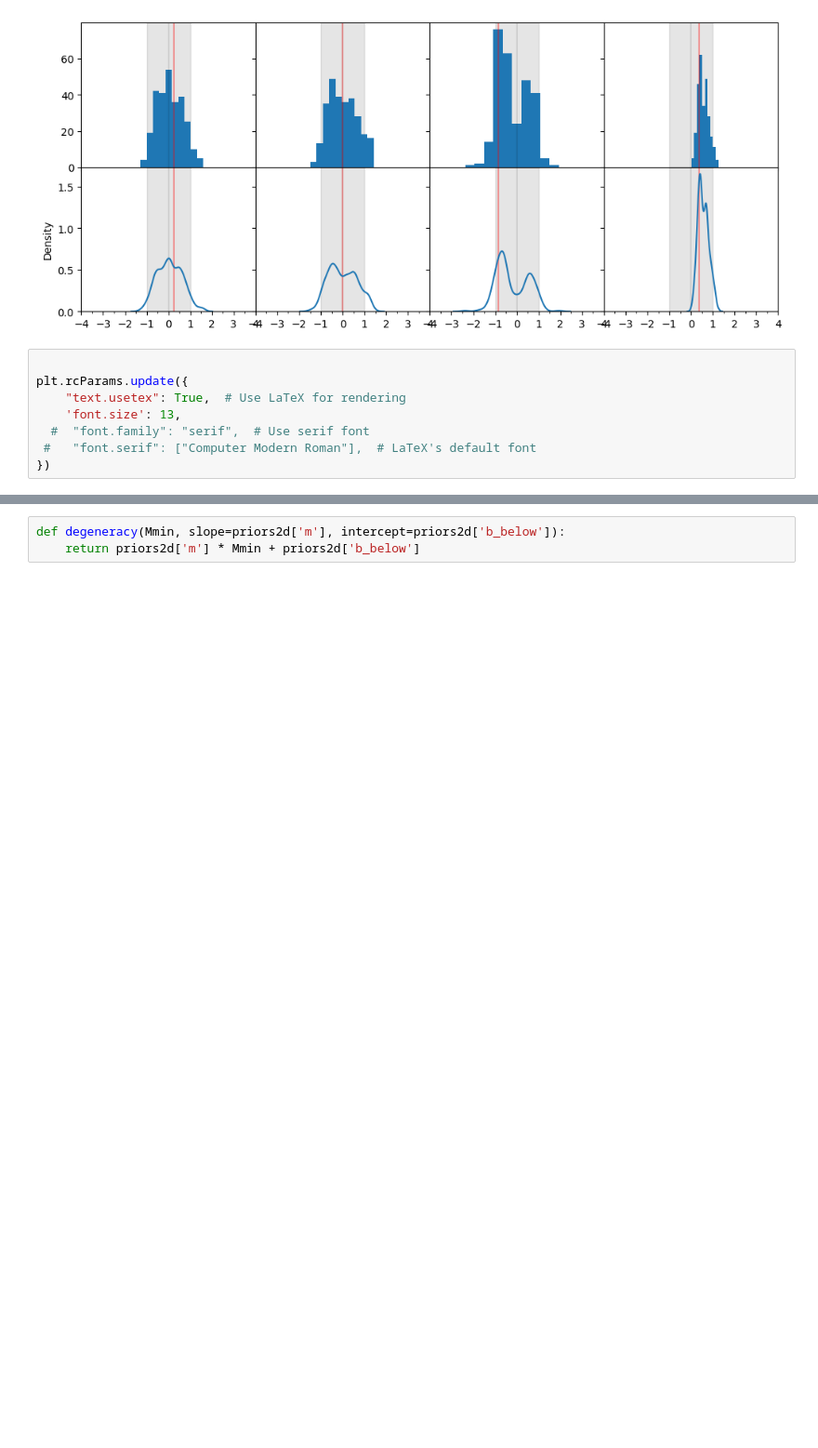
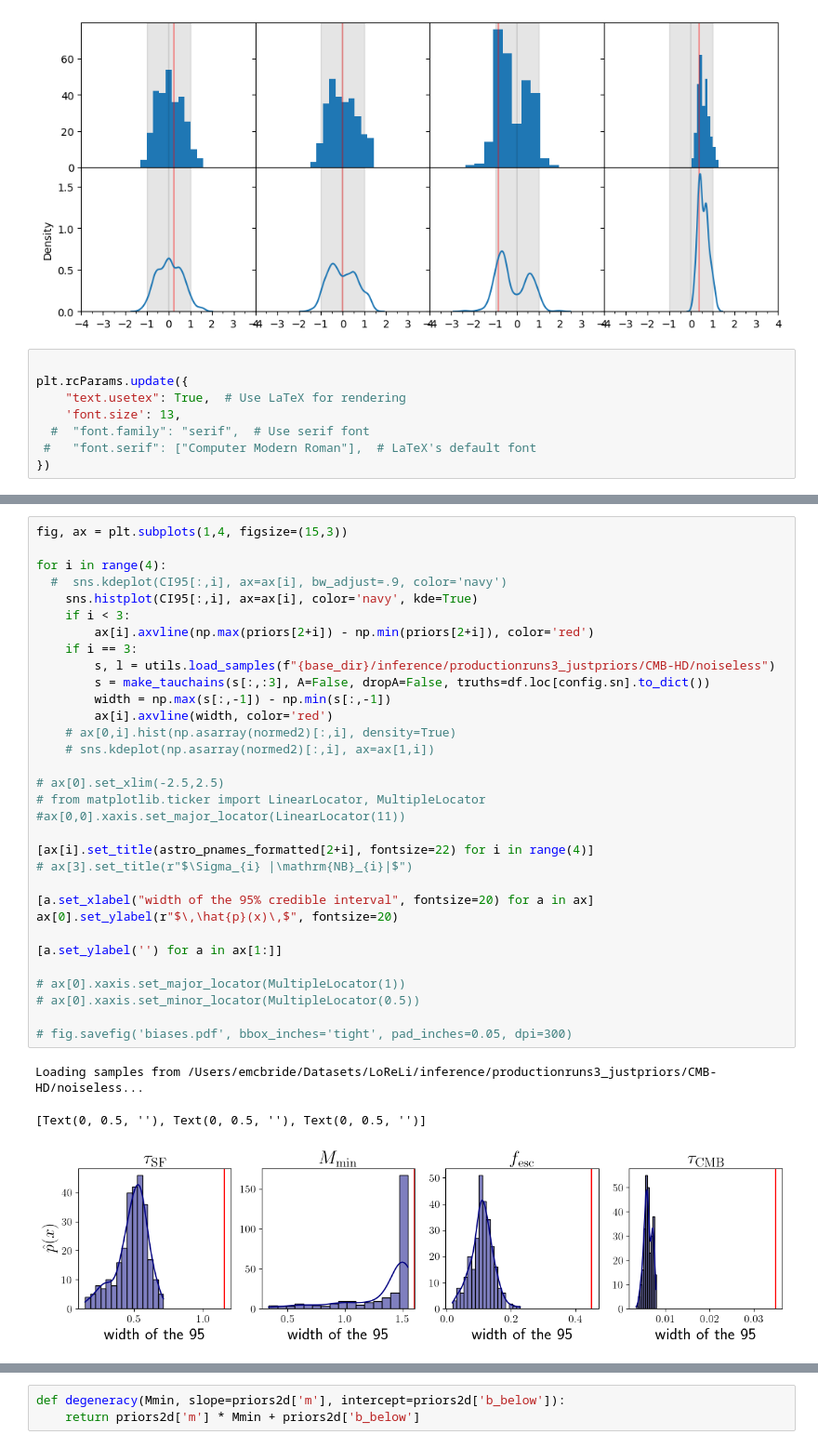
Before and after one commit to lisaleemcb/alfred, a Jupyter notebook: notebooks/mcmc_analysis_biases.ipynb, the cells around one changed output, grey strips where cells are left out. Shown at 93% size. Drawn from its saved outputs; the diff is of its cells as text; blank space fills up the shorter version.

```diff
--- a/notebooks/mcmc_analysis_biases.ipynb
+++ b/notebooks/mcmc_analysis_biases.ipynb
@@ -415,0 +530,36 @@ fig.savefig('biases.pdf', bbox_inches='tight', pad_inches=0.05, dpi=300)
+# %%
+fig, ax = plt.subplots(1,4, figsize=(15,3))
+
+for i in range(4):
+  #  sns.kdeplot(CI95[:,i], ax=ax[i], bw_adjust=.9, color='navy')
+    sns.histplot(CI95[:,i], ax=ax[i], color='navy', kde=True)
+    if i < 3:
+        ax[i].axvline(np.max(priors[2+i]) - np.min(priors[2+i]), color='red')
+    if i == 3:
+        s, l = utils.load_samples(f"{base_dir}/inference/productionruns3_justpriors/CMB-HD/noiseless")
+        s = make_tauchains(s[:,:3], A=False, dropA=False, truths=df.loc[config.sn].to_dict())
+        width = np.max(s[:,-1]) - np.min(s[:,-1])
+        ax[i].axvline(width, color='red')
+    # ax[0,i].hist(np.asarray(normed2)[:,i], density=True)
+    # sns.kdeplot(np.asarray(normed2)[:,i], ax=ax[1,i])
+
+# ax[0].set_xlim(-2.5,2.5)
+# from matplotlib.ticker import LinearLocator, MultipleLocator
+#ax[0,0].xaxis.set_major_locator(LinearLocator(11))
+
+[ax[i].set_title(astro_pnames_formatted[2+i], fontsize=22) for i in range(4)]
+# ax[3].set_title(r"$\Sigma_{i} |\mathrm{NB}_{i}|$")
+
+[a.set_xlabel("width of the 95% credible interval", fontsize=20) for a in ax]
+ax[0].set_ylabel(r"$\,\hat{p}(x)\,$", fontsize=20)
+
+[a.set_ylabel('') for a in ax[1:]]
+
+# ax[0].xaxis.set_major_locator(MultipleLocator(1))
+# ax[0].xaxis.set_minor_locator(MultipleLocator(0.5))
+
+# fig.savefig('biases.pdf', bbox_inches='tight', pad_inches=0.05, dpi=300)
+# %% [output]
+Loading samples from /Users/emcbride/Datasets/LoReLi/inference/productionruns3_justpriors/CMB-HD/noiseless...
+[Text(0, 0.5, ''), Text(0, 0.5, ''), Text(0, 0.5, '')]
+[figure, added]
```
Also changed, not shown: parts of 12 cells of this notebook, 4 other files.
